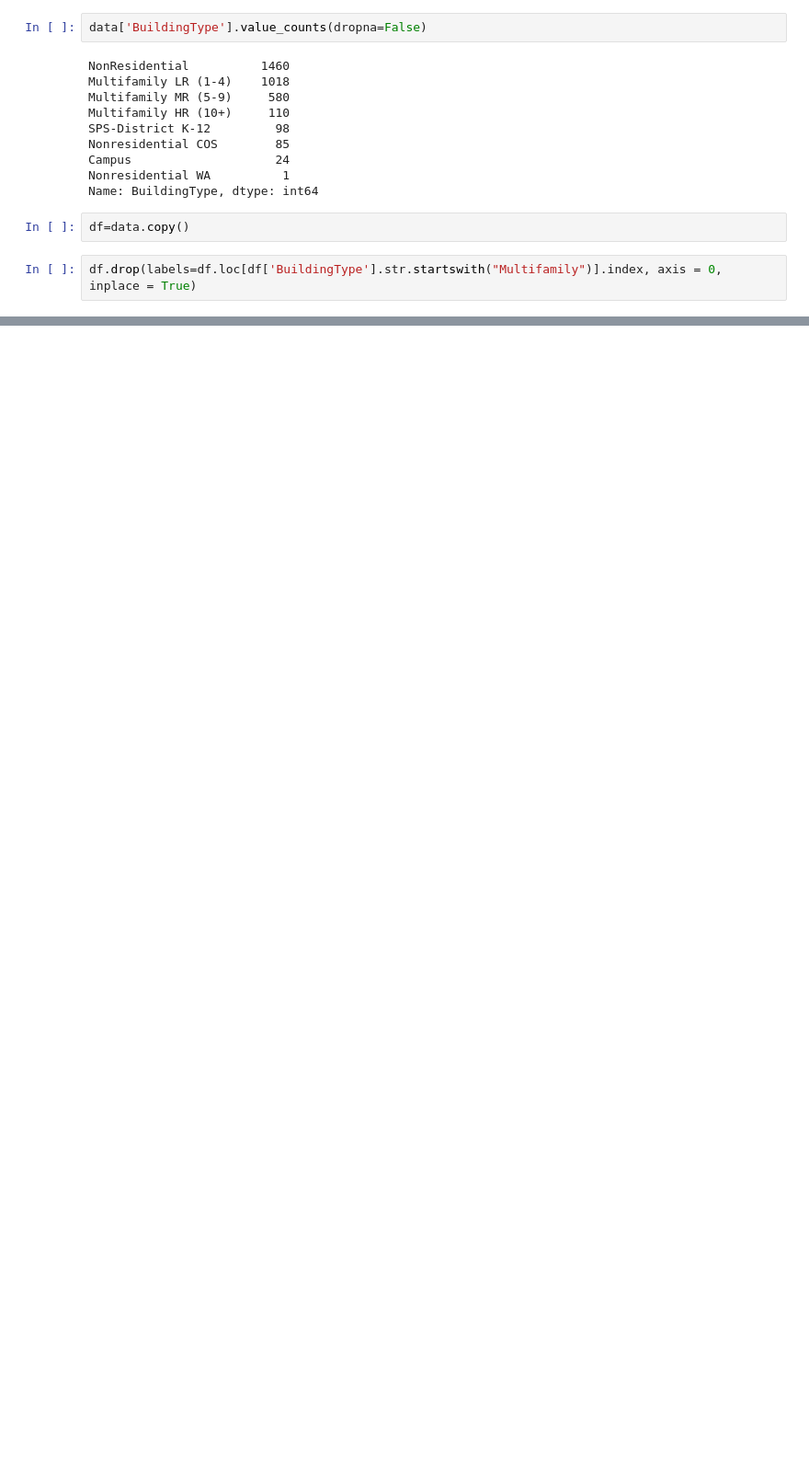
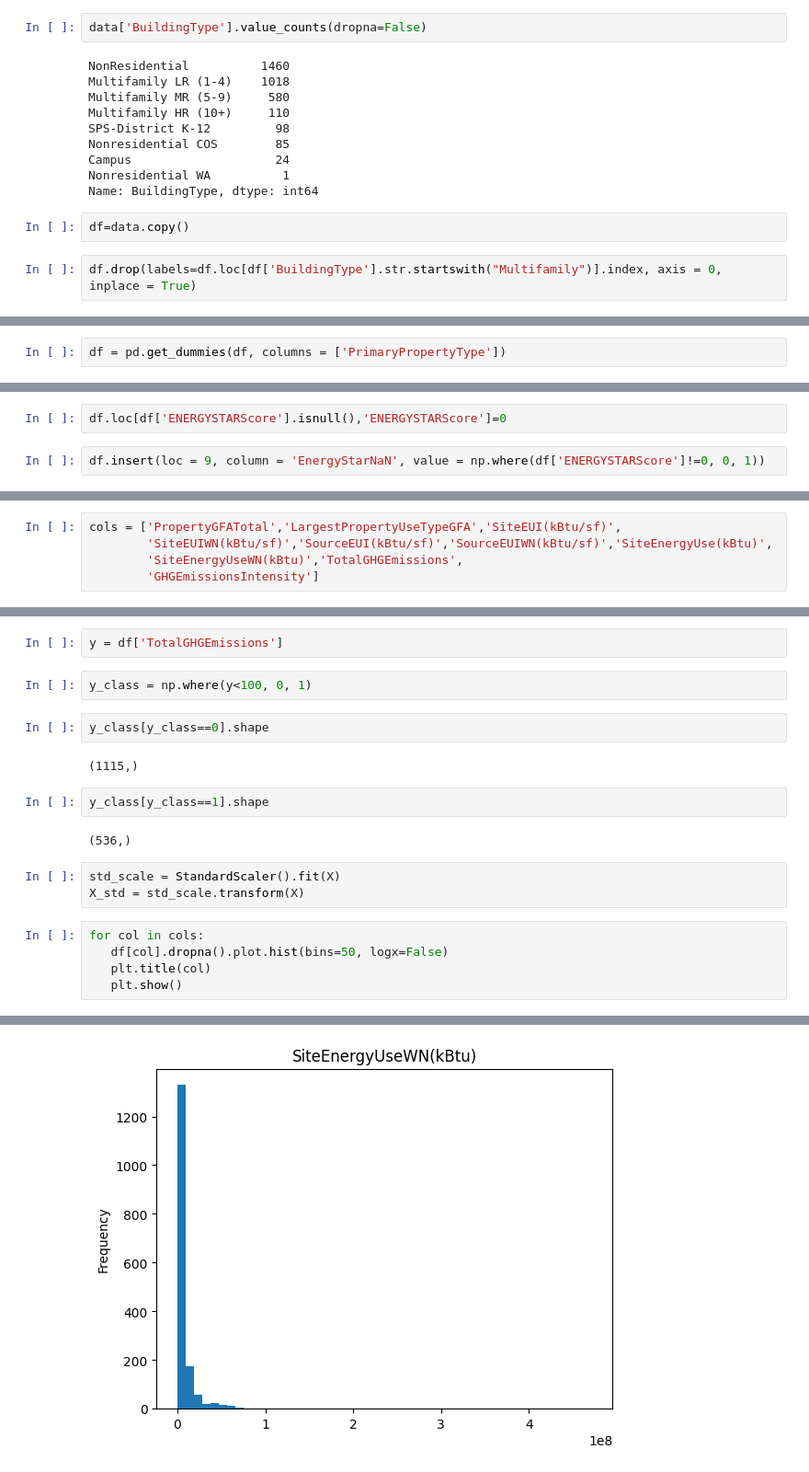
Before and after one commit to ThomasMeb/Anticiper_besoins_des_batiments, a Jupyter notebook: Explo.ipynb, the cells around one changed output, grey strips where cells are left out. Shown at 92% size. Drawn from its saved outputs; the diff is of its cells as text; blank space fills up the shorter version.

```diff
--- a/Explo.ipynb
+++ b/Explo.ipynb
@@ -85,3 +112,5 @@ df.drop(labels=df.loc[df['BuildingType'].str.startswith("Multifamily")].index, a
+# %%
+df = pd.get_dummies(df, columns = ['PrimaryPropertyType'])
 # %%
 df
 # %% [output]
@@ -125,3 +131,7 @@ df.rename(columns={'YearBuilt' : 'Age'},inplace = True)
+# %%
+df.loc[df['ENERGYSTARScore'].isnull(),'ENERGYSTARScore']=0
+# %%
+df.insert(loc = 9, column = 'EnergyStarNaN', value = np.where(df['ENERGYSTARScore']!=0, 0, 1))
 # %%
 df
 # %% [output]
@@ -170,0 +152,5 @@ Name: Outlier, dtype: int64
+# %%
+cols = ['PropertyGFATotal','LargestPropertyUseTypeGFA','SiteEUI(kBtu/sf)',
+        'SiteEUIWN(kBtu/sf)','SourceEUI(kBtu/sf)','SourceEUIWN(kBtu/sf)','SiteEnergyUse(kBtu)',
+        'SiteEnergyUseWN(kBtu)','TotalGHGEmissions',
+        'GHGEmissionsIntensity']
@@ -170,0 +176,21 @@ Name: Outlier, dtype: int64
+# %%
+y = df['TotalGHGEmissions']
+# %%
+y_class = np.where(y<100, 0, 1)
+# %%
+y_class[y_class==0].shape
+# %% [output]
+(1115,)
+# %%
+y_class[y_class==1].shape
+# %% [output]
+(536,)
+# %%
+std_scale = StandardScaler().fit(X)
+X_std = std_scale.transform(X)
+# %%
+for col in cols:
+   df[col].dropna().plot.hist(bins=50, logx=False)
+   plt.title(col)
+   plt.show()
+# %% [output]
@@ -170,0 +204 @@ Name: Outlier, dtype: int64
+[figure, added]
```
Also changed, not shown: parts of 38 cells of this notebook, 3 other files.
